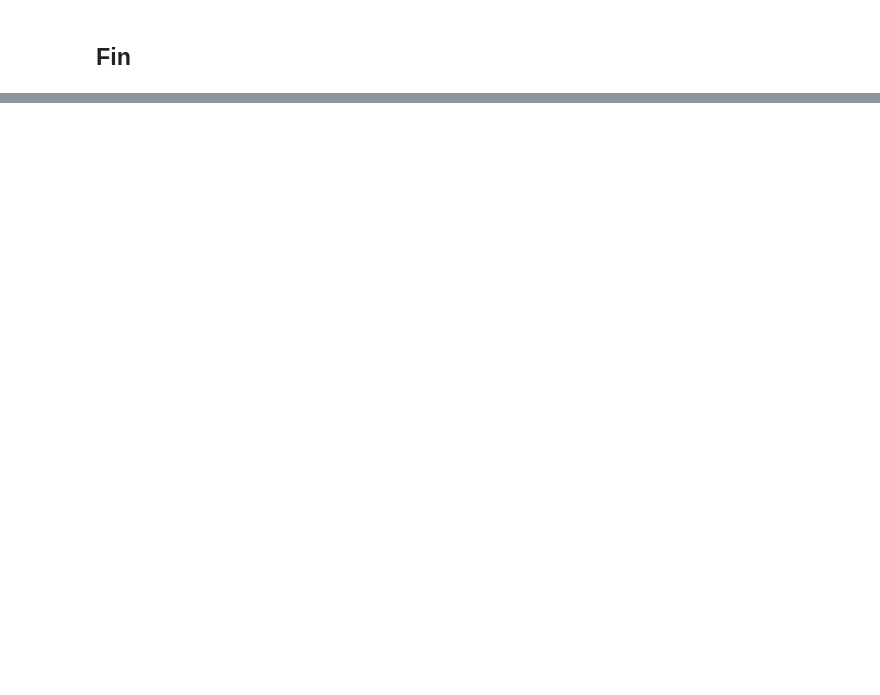
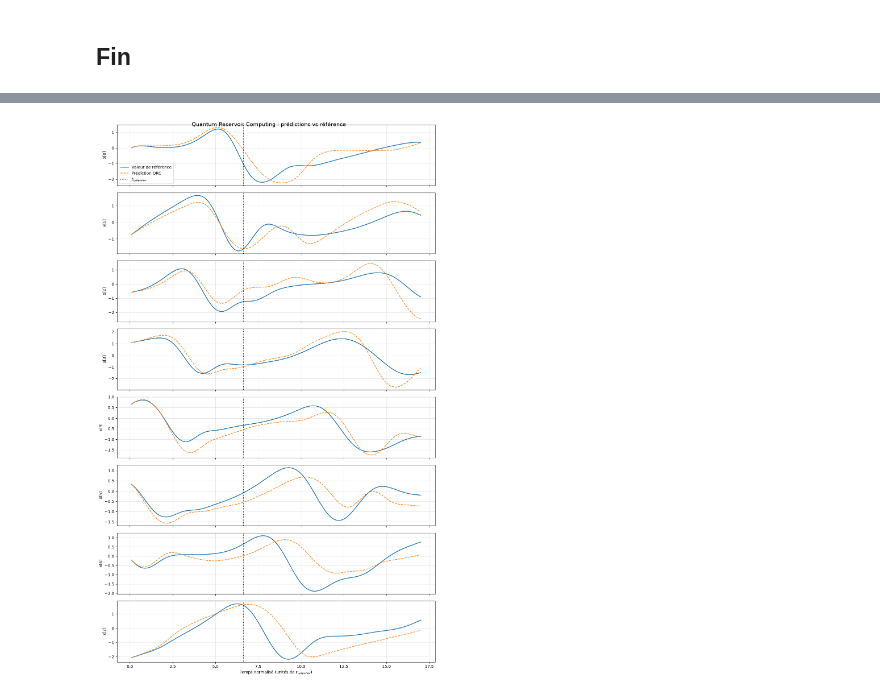
Before and after one commit to q-IL/quantum_algorithms, a Jupyter notebook: Hackathon - Toulouse/Finale/QRC.ipynb, the cells around one changed output, grey strips where cells are left out. Cells and saved outputs as stored; diff of their text form; code cells hidden in the pictures; blank space fills up the shorter version.

Commit message:
Premier résultat sans optimisation

```diff
--- a/Hackathon - Toulouse/Finale/QRC.ipynb
+++ b/Hackathon - Toulouse/Finale/QRC.ipynb
@@ -20,8 +20,8 @@ import random
 
 
 # These are our constants
-N = 4 # Number of variables
-F = 8  # Forcing
+N = 8 # Number of variables
+F = 8  # Forcing pour avoir génération chaotique
 
 
 def L96(x, t):
@@ -34,7 +34,7 @@ x0[0] += 0.01*random.uniform(0,1)  # Add small perturbation to the first variabl
 t = np.arange(0.0, 30.0, 0.01)
 
 xs = odeint(L96, x0, t)
-x_data=np.abs(xs)/np.max(np.abs(xs))
+x_data=xs/np.max(np.abs(xs))
 # %% [markdown]
 ## Générateur de circuits paramétrés
 Structure : `H` → pour chaque couche d'intrication `l` ∈ [0, nb_ring) : (RY **données** si `l < nb_encode`, sinon RY **aléatoires**) → couche d'intrication (paramètre `I`) → RY aléatoires finaux.
@@ -271,3 +306,3 @@ ImportError: scipy._cyutility does not export expected C function __pyx_FusedFun
 # %%
-test_V()
+results = run_qrc_experiment()
 # %% [output]
@@ -274,0 +315,90 @@ NameError: name 'test_V' is not defined
+# %%
+
+import numpy as np
+import matplotlib.pyplot as plt
+
+# Résultats de l'expérience QRC
+predictions = results["predictions"]
+truth = results["truth"]
+t_lyap = results["lyapunov_time"]
+error=results["error"]
+t_lim=t_lyap[np.flatnonzero(error > 0.5)[0]]
+
+# Vérification des dimensions
+assert predictions.shape == truth.shape, (
+    f"Dimensions différentes : prédictions {predictions.shape}, "
+    f"référence {truth.shape}"
+)
+
+n_variables = predictions.shape[1]
+
+# Tracé : une figure par variable
+fig, axes = plt.subplots(
+    n_variables, 1,
+    figsize=(12, 2.5 * n_variables),
+    sharex=True
+)
+
+# Gérer le cas où il n'y a qu'une seule variable
+axes = np.atleast_1d(axes)
+
+for i, ax in enumerate(axes):
+    ax.plot(
+        t_lyap, truth[:, i],
+        label="Valeur de référence",
+        linewidth=1.8
+    )
+    ax.plot(
+        t_lyap, predictions[:, i],
+        label="Prédiction QRC",
+        linestyle="--",
+        linewidth=1.5
+    )
+
+    # Une unité sur cet axe correspond à un temps de Lyapunov
+    ax.axvline(
+        x=t_lim,
+        color="black",
+        linestyle=":",
+        linewidth=1.5,
+        label=r"$t_{\mathrm{Lyapunov}}$" if i == 0 else None
+    )
+
+    ax.set_ylabel(f"x[{i}]")
+    ax.grid(True, alpha=0.3)
+
+    if i == 0:
+        ax.legend(loc="best")
+
+axes[-1].set_xlabel(
+    r"Temps normalisé (unités de $t_{\mathrm{Lyapunov}}$)"
+)
+
+fig.suptitle(
+    "Quantum Reservoir Computing : prédictions vs référence",
+    fontsize=14
+)
+plt.tight_layout()
+plt.show()
+
+
+# Calcul et tracé de l'erreur de prédiction
+
+plt.figure(figsize=(12, 5))
+plt.plot(t_lyap, error, label="Erreur RMSE normalisée", linewidth=1.8)
+
+# Seuil d'erreur utilisé pour définir le temps de prédiction valide
+plt.axhline(y=0.5, color="red", linestyle="--", label="Seuil d'erreur = 0.5")
+
+# Un temps de Lyapunov
+plt.axvline(x=t_lim, color="black", linestyle=":", label=r"$t_{\mathrm{Lyapunov}}$")
+
+plt.xlabel(r"Temps normalisé (unités de $t_{\mathrm{Lyapunov}}$)")
+plt.ylabel("Erreur")
+plt.title("Évolution de l'erreur de prédiction du QRC")
+plt.grid(True, alpha=0.3)
+plt.legend()
+plt.tight_layout()
+plt.show()
+# %% [output]
+[figure, added]
```
Also changed, not shown: parts of 6 cells of this notebook.
